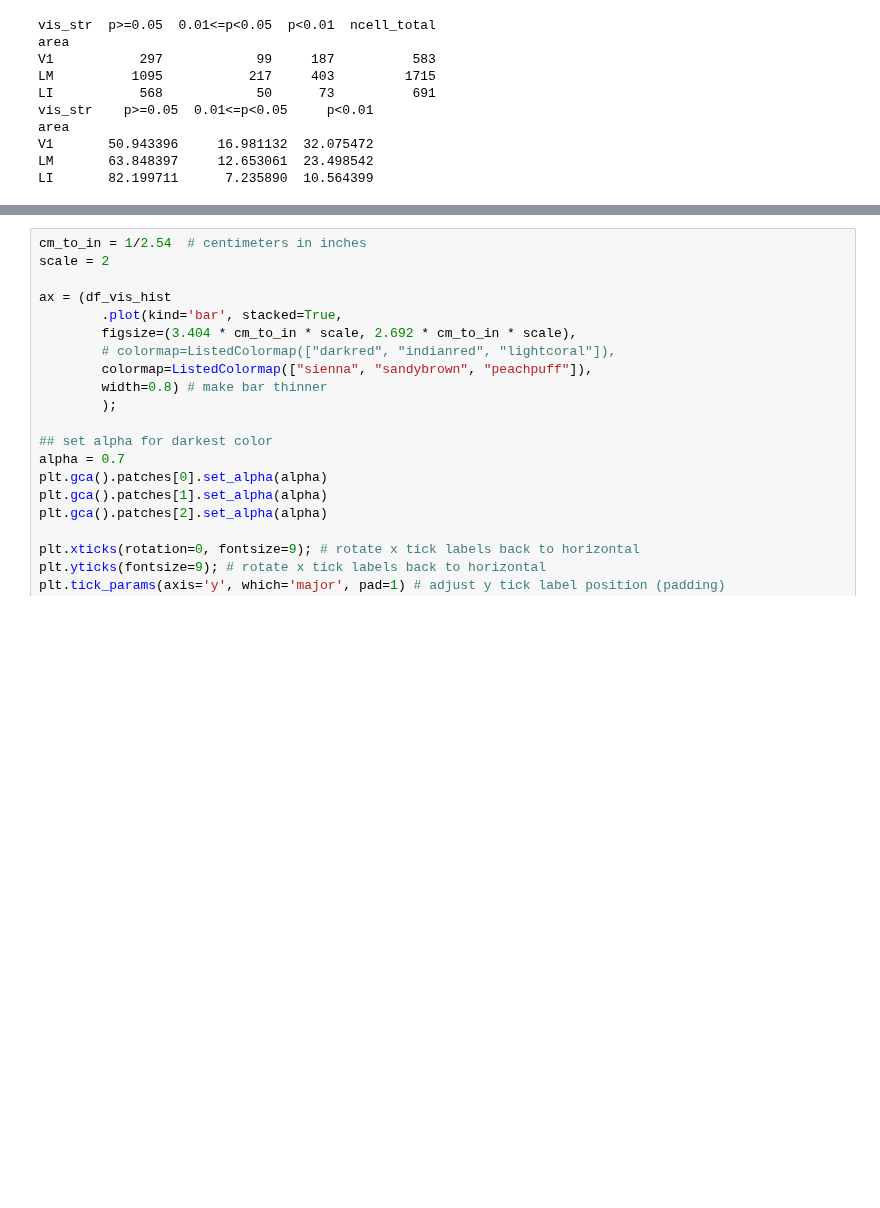
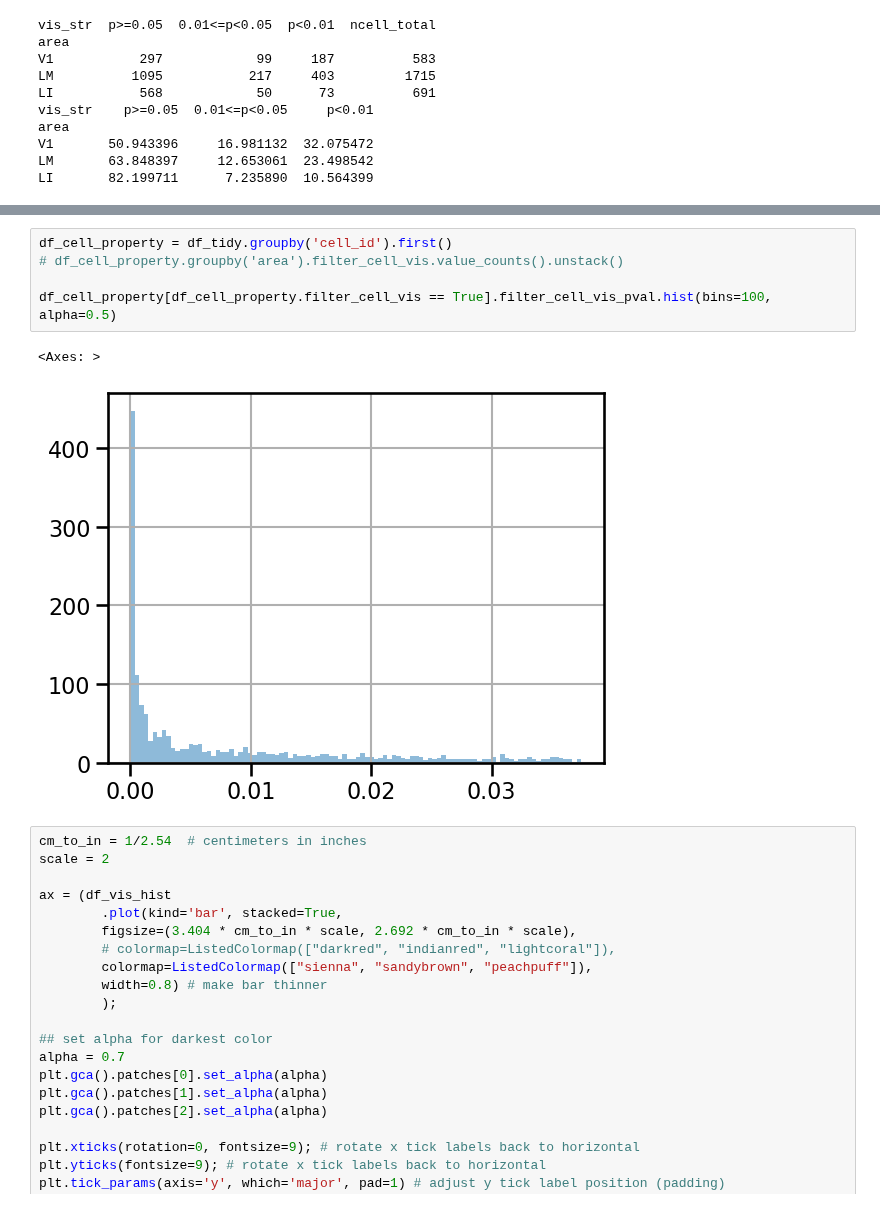
Before and after one commit to lanluo9/inter, a Jupyter notebook: scripts/ipynb/grat8ori_fig_separate.ipynb, the cells around one changed output, grey strips where cells are left out. Drawn from its saved outputs; the diff is of its cells as text; blank space fills up the shorter version.

```diff
--- a/scripts/ipynb/grat8ori_fig_separate.ipynb
+++ b/scripts/ipynb/grat8ori_fig_separate.ipynb
@@ -853,3 +872,11 @@ LI       82.199711      7.235890  10.564399
+# %%
+df_cell_property = df_tidy.groupby('cell_id').first()
+# df_cell_property.groupby('area').filter_cell_vis.value_counts().unstack()
+
+df_cell_property[df_cell_property.filter_cell_vis == True].filter_cell_vis_pval.hist(bins=100, alpha=0.5)
+# %% [output]
+<Axes: >
+[figure, added]
 # %%
 cm_to_in = 1/2.54  # centimeters in inches
 scale = 2
```
Also changed, not shown: parts of 3 cells of this notebook, 1 other file.
